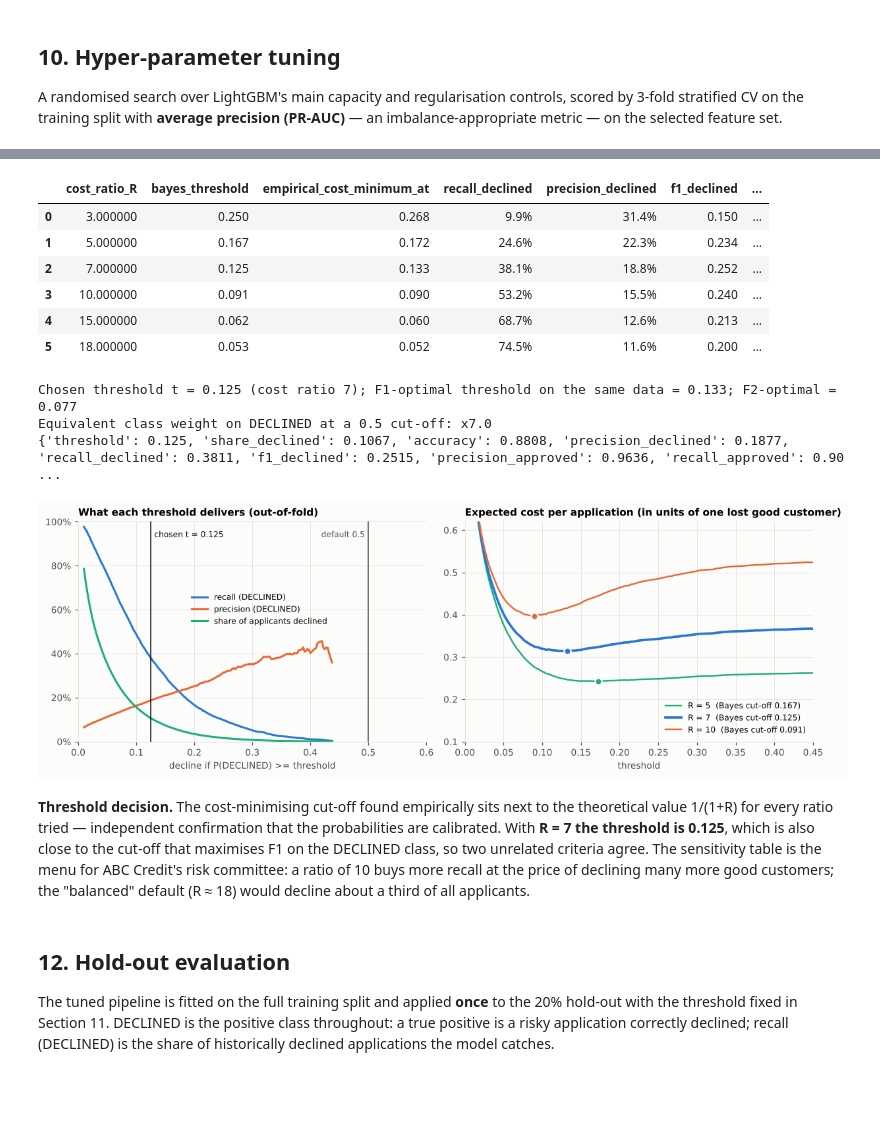
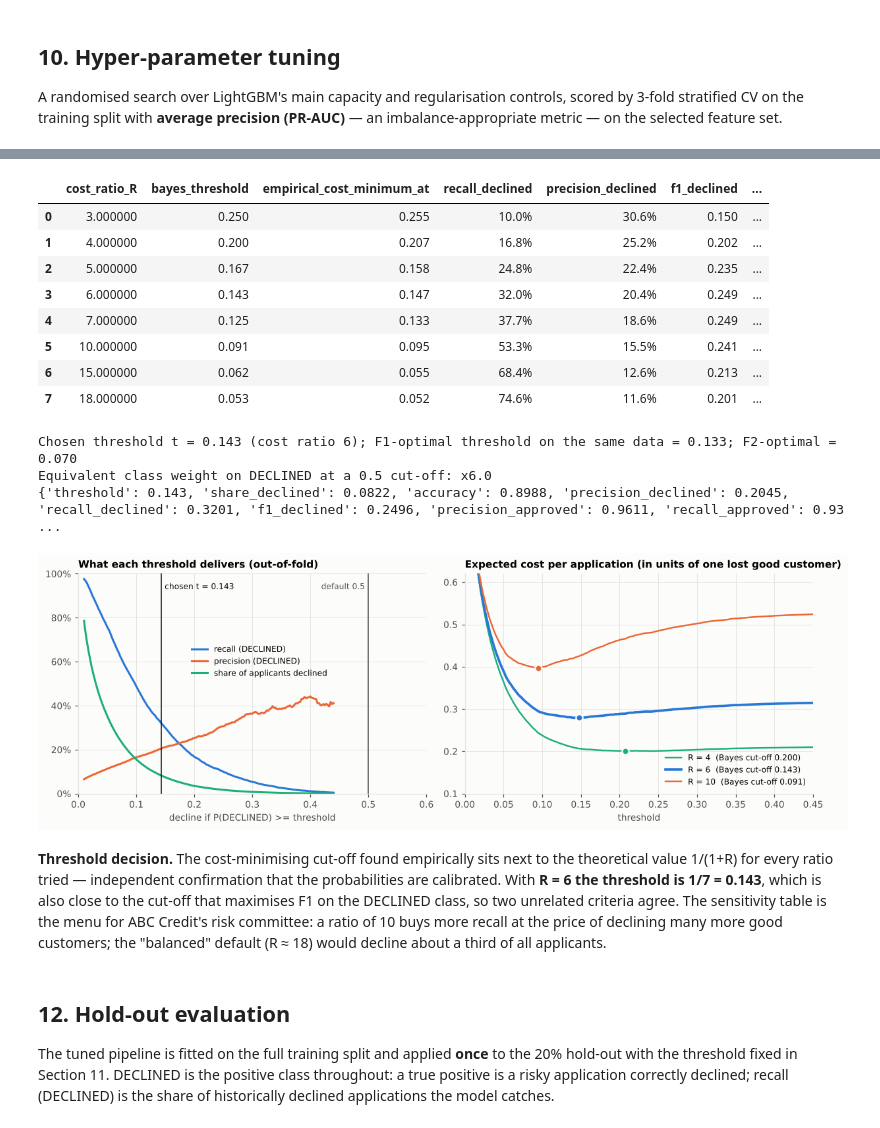
Before and after one commit to joymondal/abc_credit_project, a Jupyter notebook: ABC_Credit_Loan_Model.ipynb, the cells around one changed output, grey strips where cells are left out. Saved outputs shown, nothing was run; the diff lists cells and outputs as text; code cells hidden in the pictures; blank space fills up the shorter version.

Commit message:
Add files via upload
Retrained Model with Updated Cost Ratio to 6 and No Salary variable. Kept the old model configurable in chatbot.

```diff
--- a/ABC_Credit_Loan_Model.ipynb
+++ b/ABC_Credit_Loan_Model.ipynb
@@ -557,0 +686,18 @@ RESULTS["iv"] = iv.round(4).to_dict()
+# %%
+cm = ev[["LTV_c", "Loan_Amount", "vehicle_price", "Age_num", "Net_salary", "y"]].rename(
+    columns={"LTV_c": "LTV", "vehicle_price": "Vehicle price", "Age_num": "Age", "y": "DECLINED"}).corr(method="spearman")
+from matplotlib.colors import LinearSegmentedColormap
+div = LinearSegmentedColormap.from_list("div", [C["orange"], "#eeeeea", C["blue"]])
+fig, ax = plt.subplots(figsize=(5.6, 4.4))
+im = ax.imshow(cm.values, cmap=div, vmin=-1, vmax=1); ax.grid(False)
+ax.set_xticks(range(len(cm)), cm.columns, rotation=35, ha="right"); ax.set_yticks(range(len(cm)), cm.index)
+for i in range(len(cm)):
+    for j in range(len(cm)):
+        ax.text(j, i, f"{cm.values[i, j]:+.2f}", ha="center", va="center", fontsize=8, color="white" if abs(cm.values[i, j]) > 0.6 else C["ink"])
+for s in ax.spines.values(): s.set_visible(False)
+ax.set_xticks(np.arange(-.5, len(cm), 1), minor=True); ax.set_yticks(np.arange(-.5, len(cm), 1), minor=True)
+ax.grid(which="minor", color=C["surface"], linewidth=2); ax.tick_params(which="minor", length=0)
+ax.set_title("Spearman correlation of the numeric fields and the decision")
+fig.colorbar(im, ax=ax, fraction=0.045, pad=0.03)
+fig.tight_layout(); save(fig, "fig05c_correlation")
+RESULTS["spearman"] = cm.round(4).to_dict()
@@ -874,14 +1024,15 @@ step 9: + residence_type   PR-AUC 0.1807  ROC-AUC 0.7842
 # %%
 best_step = int(path["cv_pr_auc"].idxmax())
 statistical = path["question_added"].iloc[: best_step + 1].tolist()        # questions that add cross-validated signal
-MANDATED = ["age", "employment_type", "net_salary"]   # RBI (Digital Lending) Directions 2025: age, occupation and income must be captured
-final_questions = [q for q in QUESTIONS if q in set(statistical) | set(MANDATED)]
+MANDATED = ["age", "employment_type"]                  # kept whatever their rank: the age policy needs age, and occupation is a basic profile field
+EXCLUDED = ["net_salary"]                              # team decision: unverified, heaped on round numbers, adds about +0.0001 PR-AUC, and is the most sensitive question
+final_questions = [q for q in QUESTIONS if q in (set(statistical) | set(MANDATED)) - set(EXCLUDED)]
 dropped = [q for q in QUESTIONS if q not in final_questions]
 KEEP = features_for(final_questions)
 path["decision"] = ["keep" if q in final_questions else "drop" for q in path["question_added"]]
 display(path.style.format({"cv_pr_auc": "{:.4f}", "fold_sd": "{:.4f}", "cv_roc_auc": "{:.4f}", "gain": "{:+.4f}"}, na_rep="-"))
 print("Questions kept   :", final_questions)
-print("Questions dropped:", dropped, "(plus Gender and ID, never candidates)")
+print("Questions dropped:", dropped, "(plus Gender and ID, never candidates); excluded by decision:", EXCLUDED)
 print("Model features   :", len(KEEP), KEEP)
 
 fig, ax = plt.subplots(figsize=(9, 3.6))
@@ -896,7 +1047,7 @@ ax.set(title="Cross-validated PR-AUC as questions are added (greedy forward sele
 ax.set_ylim(path["cv_pr_auc"].min() - 0.012, path["cv_pr_auc"].max() + 0.009); ax.set_xlim(0.6, len(path) + 1.1); ax.set_xticks(path["step"]); ax.legend(fontsize=8, loc="lower right")
 fig.tight_layout(); save(fig, "fig08_question_selection")
 RESULTS["question_selection"] = {"path": path.round(5).to_dict("records"), "final_questions": final_questions, "dropped": dropped,
-                                 "statistical": statistical, "mandated": MANDATED, "model_features": KEEP}
+                                 "statistical": statistical, "mandated": MANDATED, "excluded": EXCLUDED, "model_features": KEEP}
 # %% [output]
 |  | step | question_added | cv_pr_auc | fold_sd | cv_roc_auc | gain | decision |
 | 0 | 1 | price_and_loan | 0.1366 | 0.0037 | 0.7402 | - | keep |
@@ -1003,10 +1155,10 @@ def at_threshold(yt, p, t):
 grid = np.round(np.arange(0.01, 0.60, 0.0025), 4)
 sweep = pd.DataFrame([at_threshold(y_tr, p_oof, t) for t in grid])
 cost = lambda R: sweep["fp"] + R * sweep["fn"]
-COST_RATIO = 7
+COST_RATIO = 6
 THRESHOLD = round(1 / (1 + COST_RATIO), 3)                      # Bayes-optimal cut-off for the stated cost ratio
 sens = []
-for R in [3, 5, 7, 10, 15, round(ratio, 1)]:
+for R in [3, 4, 5, 6, 7, 10, 15, round(ratio, 1)]:
     row = at_threshold(y_tr, p_oof, 1 / (1 + R))
     sens.append({"cost_ratio_R": R, "bayes_threshold": 1 / (1 + R), "empirical_cost_minimum_at": float(grid[int(np.argmin(cost(R)))]),
                  **{k: row[k] for k in ["recall_declined", "precision_declined", "f1_declined", "share_declined", "accuracy"]}})
@@ -1023,34 +1175,36 @@ RESULTS["threshold"] = {"cost_ratio": COST_RATIO, "threshold": THRESHOLD, "f1_op
                         "sensitivity": sens.round(5).to_dict("records"), "oof_at_threshold": chosen_oof}
 # %% [output]
 |  | cost_ratio_R | bayes_threshold | empirical_cost_minimum_at | recall_declined | precision_declined | f1_declined | ... |
-| 0 | 3.000000 | 0.250 | 0.268 | 9.9% | 31.4% | 0.150 | ... |
-| 1 | 5.000000 | 0.167 | 0.172 | 24.6% | 22.3% | 0.234 | ... |
-| 2 | 7.000000 | 0.125 | 0.133 | 38.1% | 18.8% | 0.252 | ... |
-| 3 | 10.000000 | 0.091 | 0.090 | 53.2% | 15.5% | 0.240 | ... |
-| 4 | 15.000000 | 0.062 | 0.060 | 68.7% | 12.6% | 0.213 | ... |
-| 5 | 18.000000 | 0.053 | 0.052 | 74.5% | 11.6% | 0.200 | ... |
+| 0 | 3.000000 | 0.250 | 0.255 | 10.0% | 30.6% | 0.150 | ... |
+| 1 | 4.000000 | 0.200 | 0.207 | 16.8% | 25.2% | 0.202 | ... |
+| 2 | 5.000000 | 0.167 | 0.158 | 24.8% | 22.4% | 0.235 | ... |
+| 3 | 6.000000 | 0.143 | 0.147 | 32.0% | 20.4% | 0.249 | ... |
+| 4 | 7.000000 | 0.125 | 0.133 | 37.7% | 18.6% | 0.249 | ... |
+| 5 | 10.000000 | 0.091 | 0.095 | 53.3% | 15.5% | 0.241 | ... |
+| 6 | 15.000000 | 0.062 | 0.055 | 68.4% | 12.6% | 0.213 | ... |
+| 7 | 18.000000 | 0.053 | 0.052 | 74.6% | 11.6% | 0.201 | ... |
-Chosen threshold t = 0.125 (cost ratio 7); F1-optimal threshold on the same data = 0.133; F2-optimal = 0.077
-Equivalent class weight on DECLINED at a 0.5 cut-off: x7.0
-{'threshold': 0.125, 'share_declined': 0.1067, 'accuracy': 0.8808, 'precision_declined': 0.1877, 'recall_declined': 0.3811, 'f1_declined': 0.2515, 'precision_approved': 0.9636, 'recall_approved': 0.90 ...
+Chosen threshold t = 0.143 (cost ratio 6); F1-optimal threshold on the same data = 0.133; F2-optimal = 0.070
+Equivalent class weight on DECLINED at a 0.5 cut-off: x6.0
+{'threshold': 0.143, 'share_declined': 0.0822, 'accuracy': 0.8988, 'precision_declined': 0.2045, 'recall_declined': 0.3201, 'f1_declined': 0.2496, 'precision_approved': 0.9611, 'recall_approved': 0.93 ...
 # %%
 fig, axs = plt.subplots(1, 2, figsize=(11, 3.9))
 ax = axs[0]
 for col, colr, lbl in [("recall_declined", C["blue"], "recall (DECLINED)"), ("precision_declined", C["orange"], "precision (DECLINED)"), ("share_declined", C["aqua"], "share of applicants declined")]:
     ok = (sweep["tp"] + sweep["fp"]) >= 50                       # precision is noise once almost nobody is declined
     ax.plot(sweep.loc[ok, "threshold"], sweep.loc[ok, col], color=colr, label=lbl)
 ax.axvline(THRESHOLD, color=C["ink"], lw=1); ax.text(THRESHOLD + 0.006, 0.93, f"chosen t = {THRESHOLD}", fontsize=8, color=C["ink"])
 ax.axvline(0.5, color=C["ink2"], lw=1); ax.text(0.494, 0.93, "default 0.5", fontsize=8, color=C["ink2"], ha="right")
 ax.set(title="What each threshold delivers (out-of-fold)", xlabel="decline if P(DECLINED) >= threshold", xlim=(0, 0.6), ylim=(0, 1)); pct(ax); ax.legend(fontsize=8, loc="center", bbox_to_anchor=(0.52, 0.6))
 ax = axs[1]
-for R, colr in [(5, C["aqua"]), (7, C["blue"]), (10, C["orange"])]:
-    c = cost(R) / len(y_tr); ax.plot(sweep["threshold"], c, color=colr, lw=2.4 if R == 7 else 1.6, label=f"R = {R}  (Bayes cut-off {1/(1+R):.3f})")
+for R, colr in [(4, C["aqua"]), (COST_RATIO, C["blue"]), (10, C["orange"])]:
+    c = cost(R) / len(y_tr); ax.plot(sweep["threshold"], c, color=colr, lw=2.4 if R == COST_RATIO else 1.6, label=f"R = {R}  (Bayes cut-off {1/(1+R):.3f})")
     i = int(np.argmin(c)); ax.scatter([sweep["threshold"][i]], [c[i]], s=45, color=colr, edgecolor=C["surface"], linewidth=1.5, zorder=3)
 ax.set(title="Expected cost per application (in units of one lost good customer)", xlabel="threshold", xlim=(0, 0.45), ylim=(0.1, 0.62)); ax.legend(fontsize=8, loc="lower right")
 fig.tight_layout(); save(fig, "fig09_threshold")
 # %% [output]
-[figure, old version]
+[figure, new version]
 # %% [markdown]
-**Threshold decision.** The cost-minimising cut-off found empirically sits next to the theoretical value 1/(1+R) for every ratio tried — independent confirmation that the probabilities are calibrated. With **R = 7 the threshold is 0.125**, which is also close to the cut-off that maximises F1 on the DECLINED class, so two unrelated criteria agree. The sensitivity table is the menu for ABC Credit's risk committee: a ratio of 10 buys more recall at the price of declining many more good customers; the "balanced" default (R ≈ 18) would decline about a third of all applicants.
+**Threshold decision.** The cost-minimising cut-off found empirically sits next to the theoretical value 1/(1+R) for every ratio tried — independent confirmation that the probabilities are calibrated. With **R = 6 the threshold is 1/7 = 0.143**, which is also close to the cut-off that maximises F1 on the DECLINED class, so two unrelated criteria agree. The sensitivity table is the menu for ABC Credit's risk committee: a ratio of 10 buys more recall at the price of declining many more good customers; the "balanced" default (R ≈ 18) would decline about a third of all applicants.
 # %% [markdown]
 ## 12. Hold-out evaluation
 
```
Also changed, not shown: parts of 32 cells of this notebook, 41 other files.
